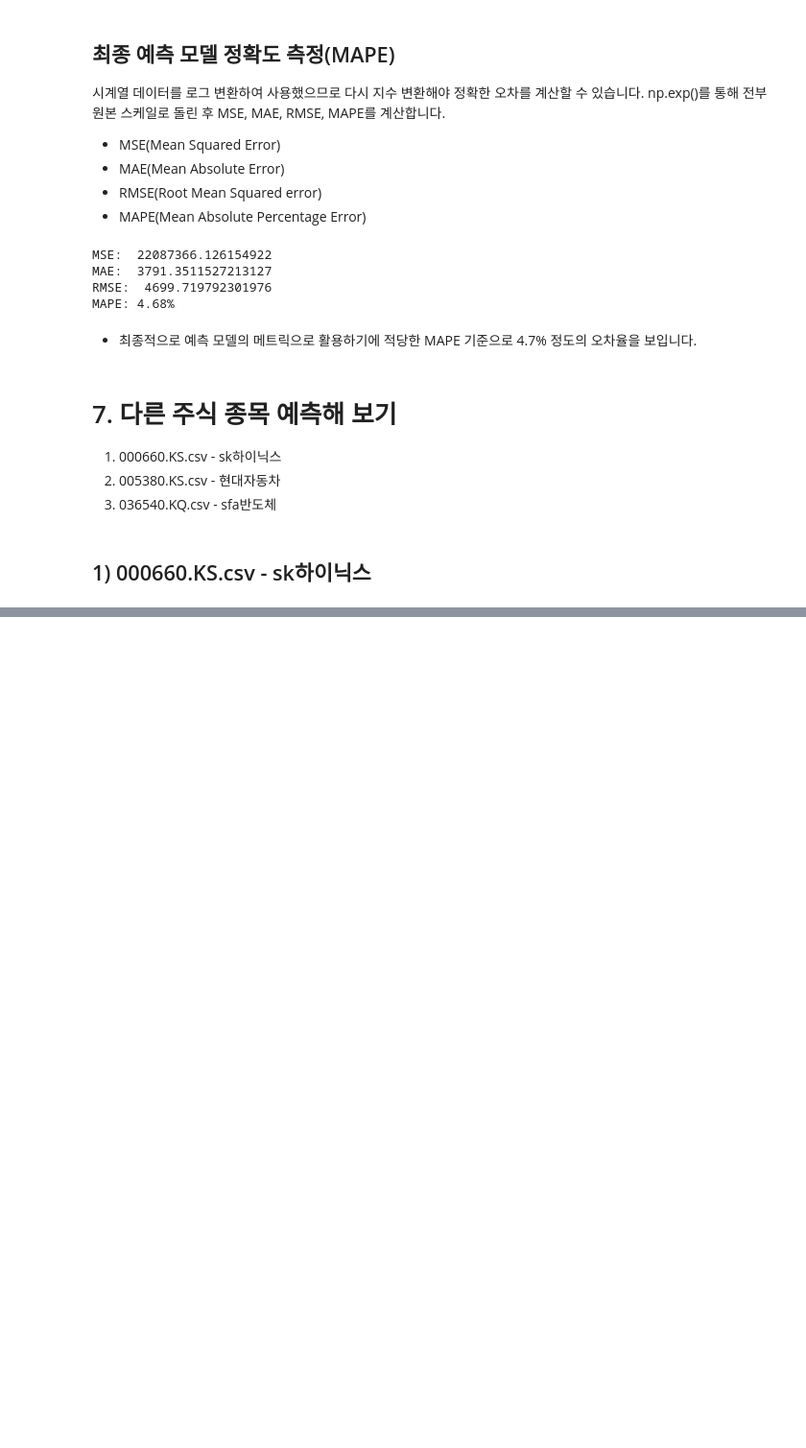
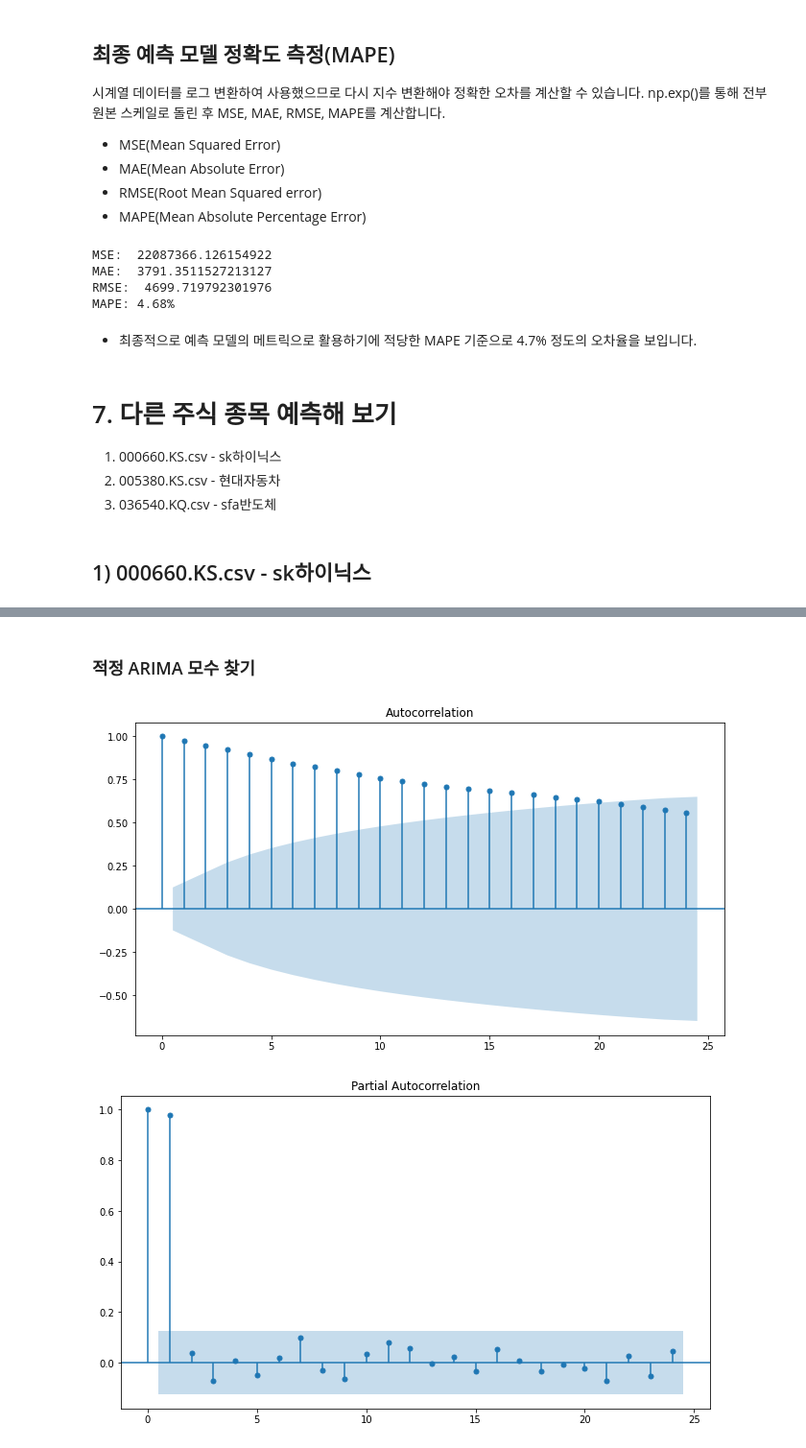
Before and after one commit to seungmiya13/LMS-Exploration, a Jupyter notebook: E14/stock_prediction.ipynb, the cells around one changed output, grey strips where cells are left out. Shown at 96% size. Cells and saved outputs as stored; diff of their text form; code cells hidden in the pictures; blank space fills up the shorter version.

```diff
--- a/E14/stock_prediction.ipynb
+++ b/E14/stock_prediction.ipynb
@@ -447,0 +524,11 @@ MAPE: 4.68%
+# %% [markdown]
+### 적정 ARIMA 모수 찾기
+# %%
+from statsmodels.graphics.tsaplots import plot_acf, plot_pacf
+
+plot_acf(ts2_log)   # ACF : Autocorrelation 그래프 그리기
+plot_pacf(ts2_log)  # PACF : Partial Autocorrelation 그래프 그리기
+plt.show()
+# %% [output]
+[figure, added]
+[figure, added]
```
Also changed, not shown: parts of 22 cells of this notebook.
